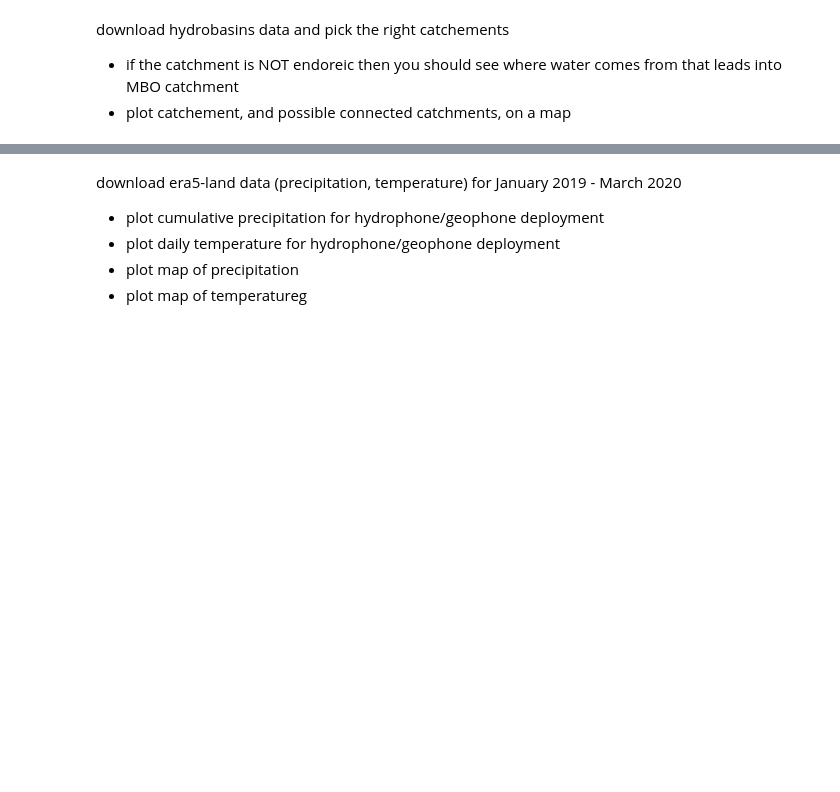
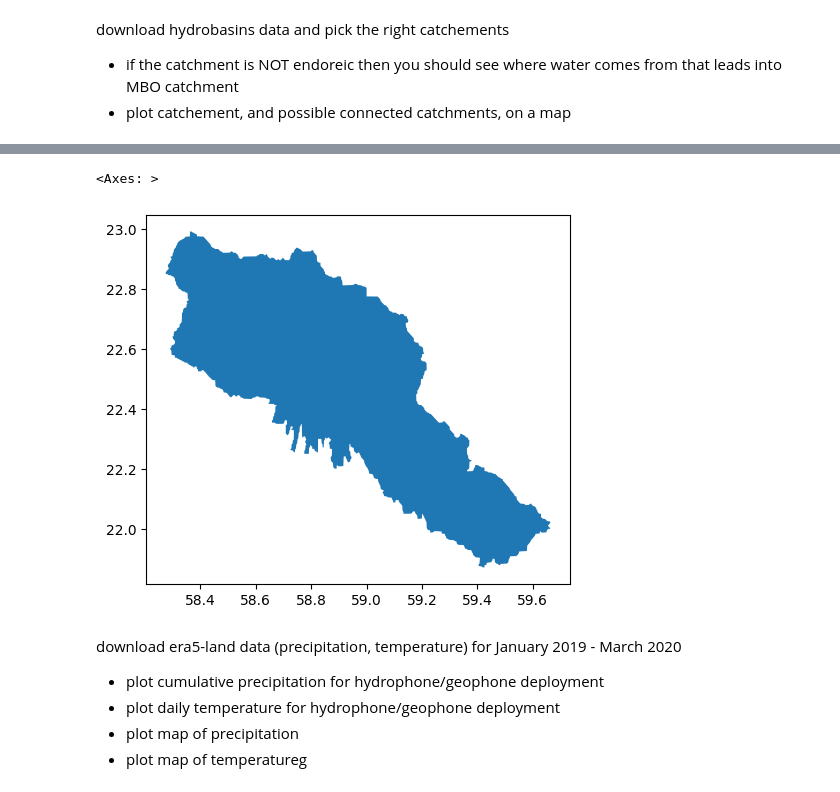
Before and after one commit to SerpRateAI/oman-climate, a Jupyter notebook: precipitation.ipynb, the cells around one changed output, grey strips where cells are left out. Drawn from its saved outputs; the diff is of its cells as text; code cells hidden in the pictures; blank space fills up the shorter version.

```diff
--- a/precipitation.ipynb
+++ b/precipitation.ipynb
@@ -5,0 +44,7 @@ download hydrobasins data and pick the right catchements
+# %%
+from shapely.geometry import Point
+
+latitude = 22.881300
+longitude = 58.700600
+point = Point(longitude, latitude)
+selected = df[df.contains(point)]
@@ -6,3 +56,8 @@ download hydrobasins data and pick the right catchements
+# %%
+selected.plot()
+# %% [output]
+<Axes: >
+[figure, added]
 # %% [markdown]
 download era5-land data (precipitation, temperature) for January 2019 - March 2020
 
```
Also changed, not shown: parts of 6 cells of this notebook, 1 other file.
